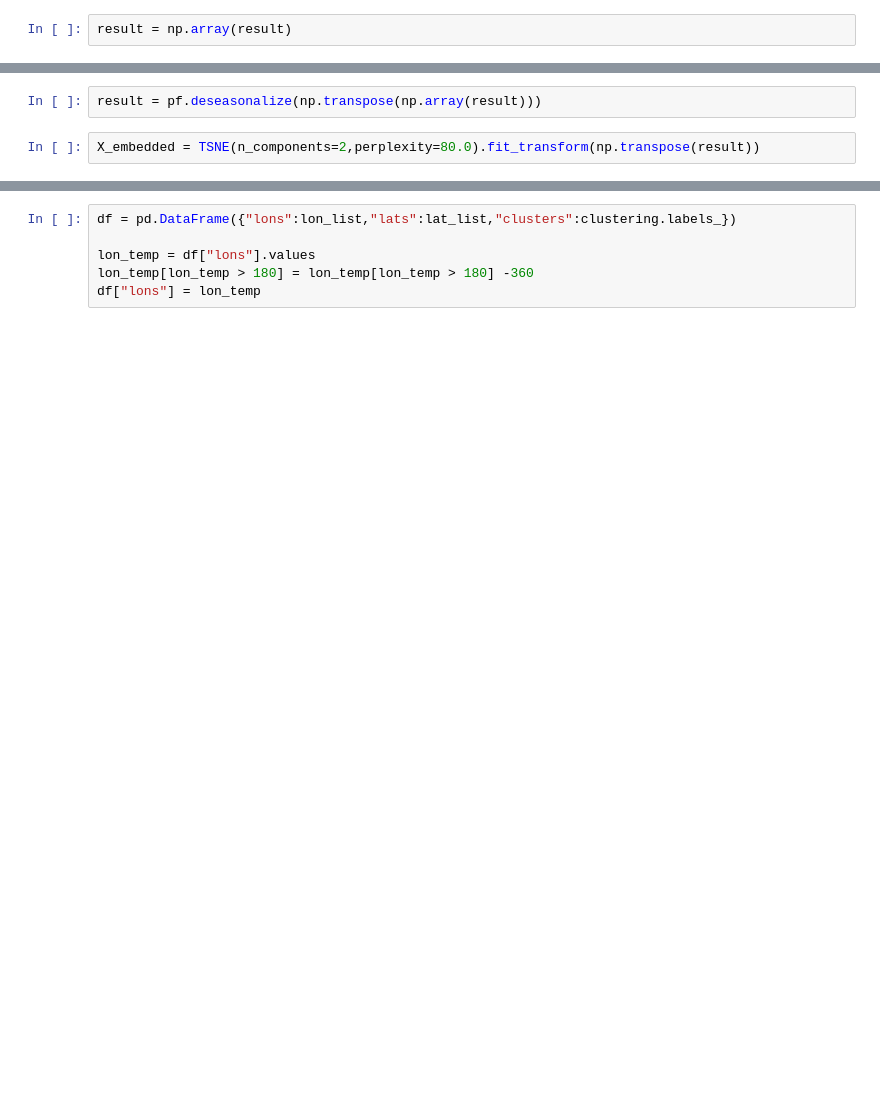
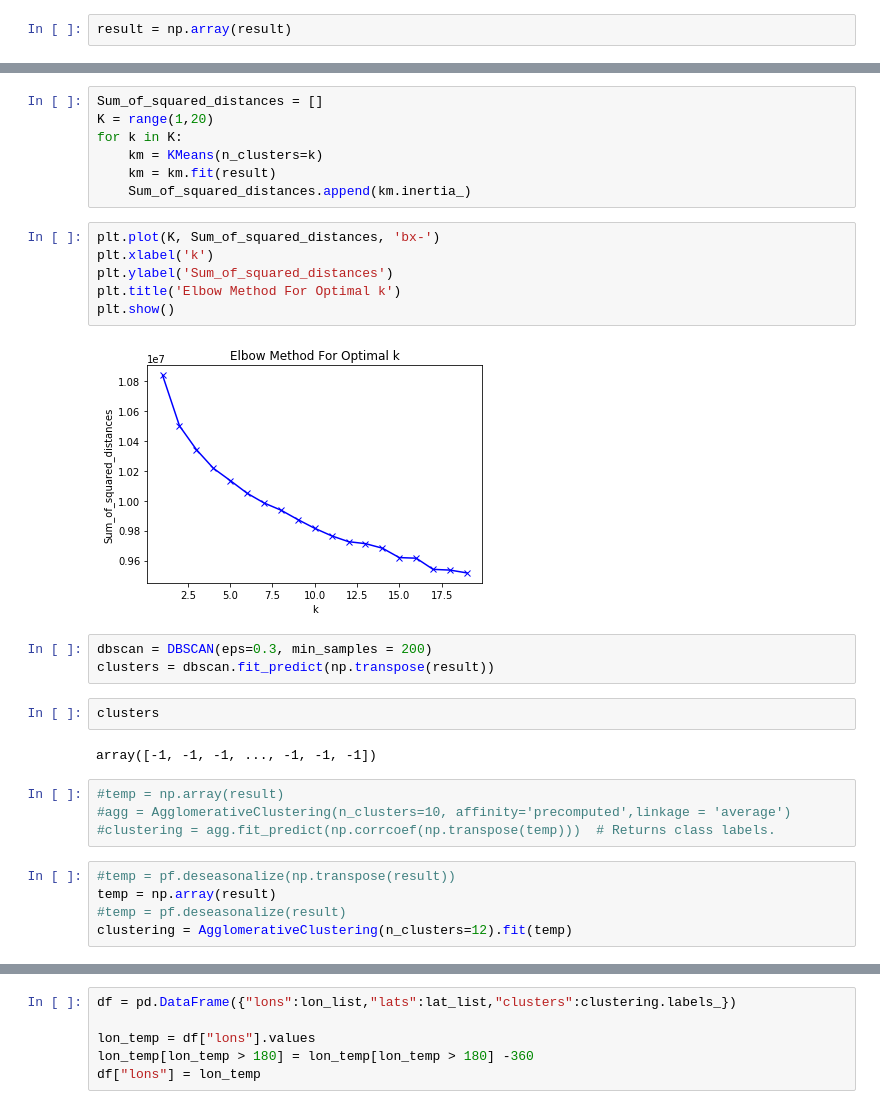
Before and after one commit to alchemist5617/Climate-Network, a Jupyter notebook: causality/Clustering and TSNE.ipynb, the cells around one changed output, grey strips where cells are left out. Drawn from its saved outputs; the diff is of its cells as text; blank space fills up the shorter version.

```diff
--- a/causality/Clustering and TSNE.ipynb
+++ b/causality/Clustering and TSNE.ipynb
@@ -77,4 +154,31 @@ result = np.array(result)
+# %%
+Sum_of_squared_distances = []
+K = range(1,20)
+for k in K:
+    km = KMeans(n_clusters=k)
+    km = km.fit(result)
+    Sum_of_squared_distances.append(km.inertia_)
+# %%
+plt.plot(K, Sum_of_squared_distances, 'bx-')
+plt.xlabel('k')
+plt.ylabel('Sum_of_squared_distances')
+plt.title('Elbow Method For Optimal k')
+plt.show()
+# %% [output]
+[figure, added]
+# %%
+dbscan = DBSCAN(eps=0.3, min_samples = 200)
+clusters = dbscan.fit_predict(np.transpose(result))
+# %%
+clusters
+# %% [output]
+array([-1, -1, -1, ..., -1, -1, -1])
+# %%
+#temp = np.array(result)
+#agg = AgglomerativeClustering(n_clusters=10, affinity='precomputed',linkage = 'average')
+#clustering = agg.fit_predict(np.corrcoef(np.transpose(temp)))  # Returns class labels.
 # %%
-result = pf.deseasonalize(np.transpose(np.array(result)))
+#temp = pf.deseasonalize(np.transpose(result))
+temp = np.array(result)
+#temp = pf.deseasonalize(result)
+clustering = AgglomerativeClustering(n_clusters=12).fit(temp)
-# %%
-X_embedded = TSNE(n_components=2,perplexity=80.0).fit_transform(np.transpose(result))
```
Also changed, not shown: parts of 67 cells of this notebook.
